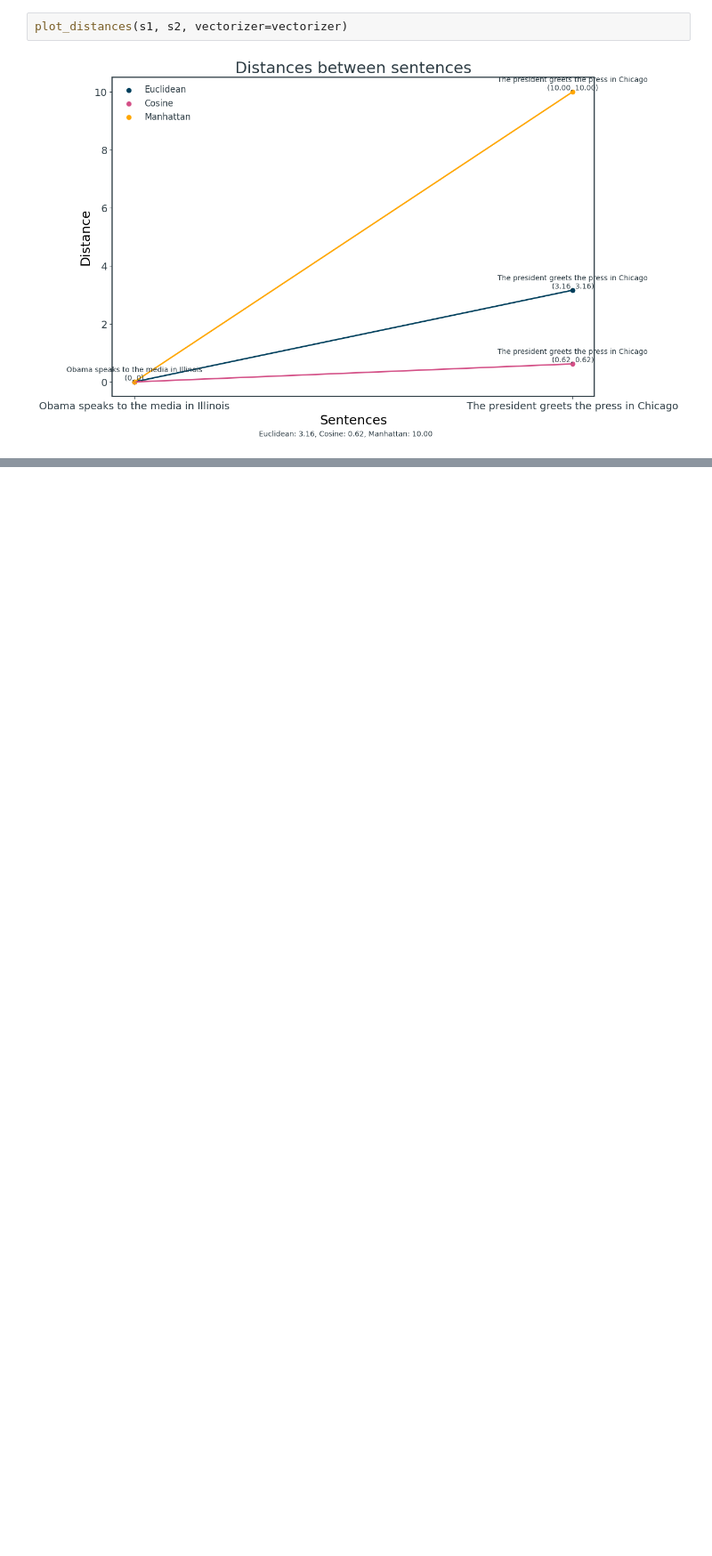
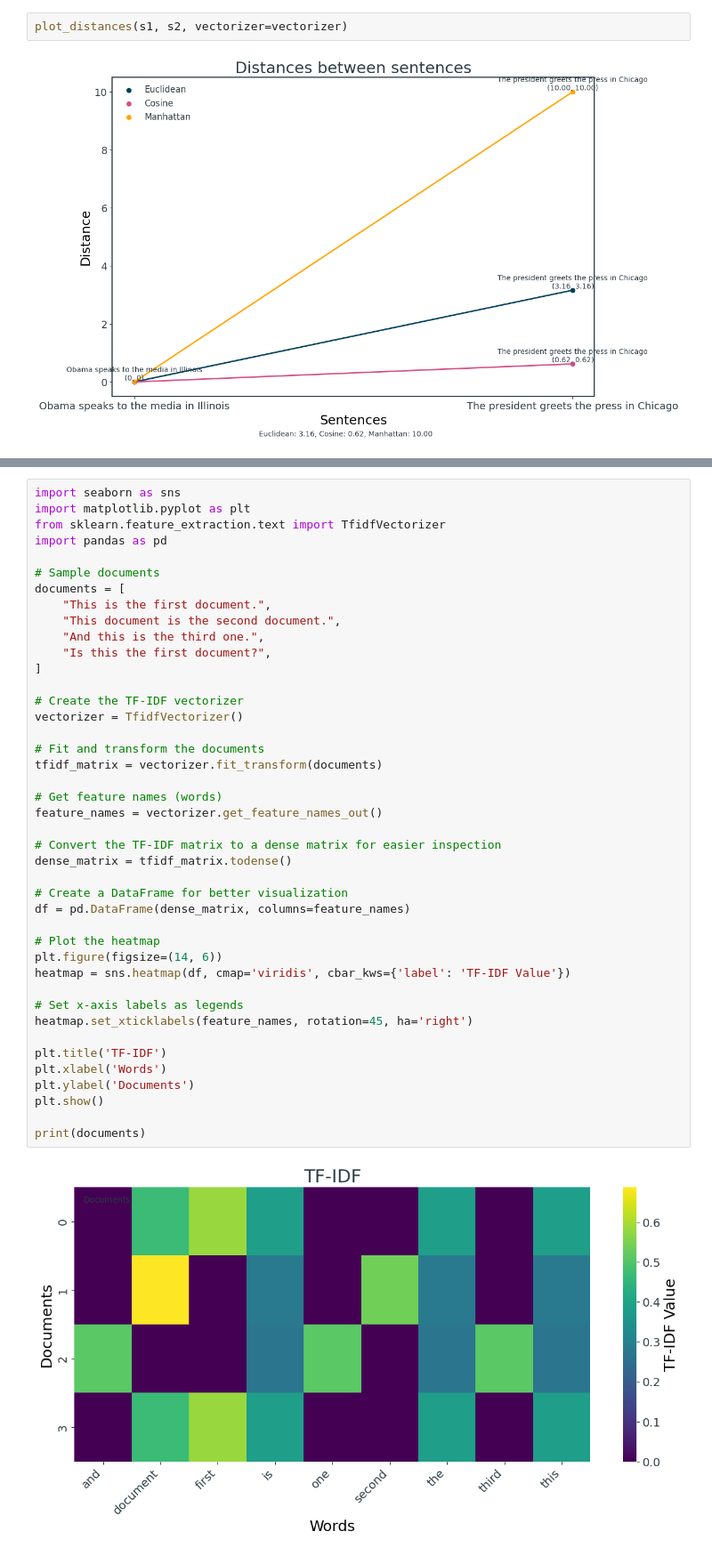
Before and after one commit to micheledinelli/text-distances, a Jupyter notebook: main.ipynb, the cells around one changed output, grey strips where cells are left out. Shown: that part at 89% size. Drawn from its saved outputs; the diff is of its cells as text; blank space fills up the shorter version.

```diff
--- a/main.ipynb
+++ b/main.ipynb
@@ -156,0 +214,44 @@ print(euclidean_distance(s1,s3, vectorizer=vectorizer))
+# %%
+import seaborn as sns
+import matplotlib.pyplot as plt
+from sklearn.feature_extraction.text import TfidfVectorizer
+import pandas as pd
+
+# Sample documents
+documents = [
+    "This is the first document.",
+    "This document is the second document.",
+    "And this is the third one.",
+    "Is this the first document?",
+]
+
+# Create the TF-IDF vectorizer
+vectorizer = TfidfVectorizer()
+
+# Fit and transform the documents
+tfidf_matrix = vectorizer.fit_transform(documents)
+
+# Get feature names (words)
+feature_names = vectorizer.get_feature_names_out()
+
+# Convert the TF-IDF matrix to a dense matrix for easier inspection
+dense_matrix = tfidf_matrix.todense()
+
+# Create a DataFrame for better visualization
+df = pd.DataFrame(dense_matrix, columns=feature_names)
+
+# Plot the heatmap
+plt.figure(figsize=(14, 6))
+heatmap = sns.heatmap(df, cmap='viridis', cbar_kws={'label': 'TF-IDF Value'})
+
+# Set x-axis labels as legends
+heatmap.set_xticklabels(feature_names, rotation=45, ha='right')
+
+plt.title('TF-IDF')
+plt.xlabel('Words')
+plt.ylabel('Documents')
+plt.show()
+
+print(documents)
+# %% [output]
+[figure, added]
```
Also changed, not shown: parts of 10 cells of this notebook.
